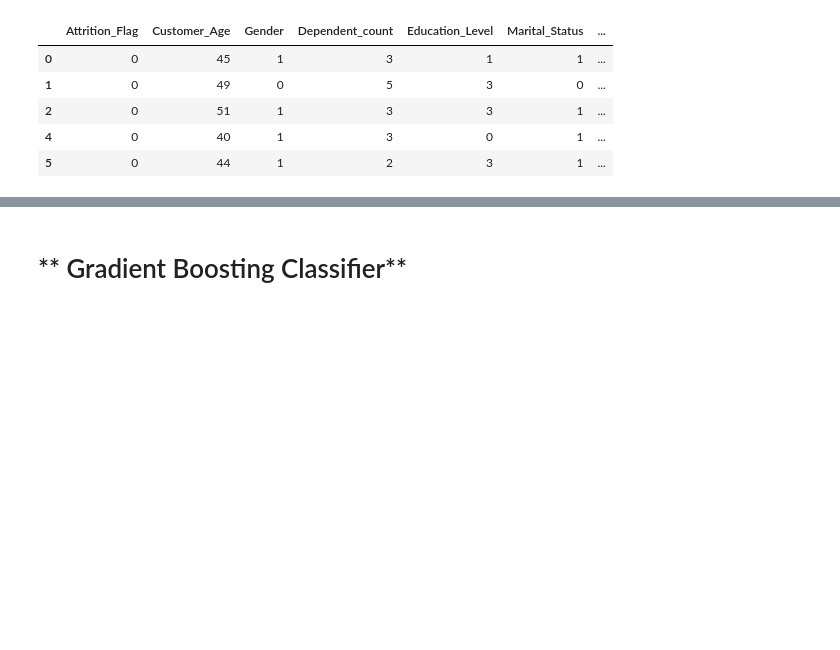
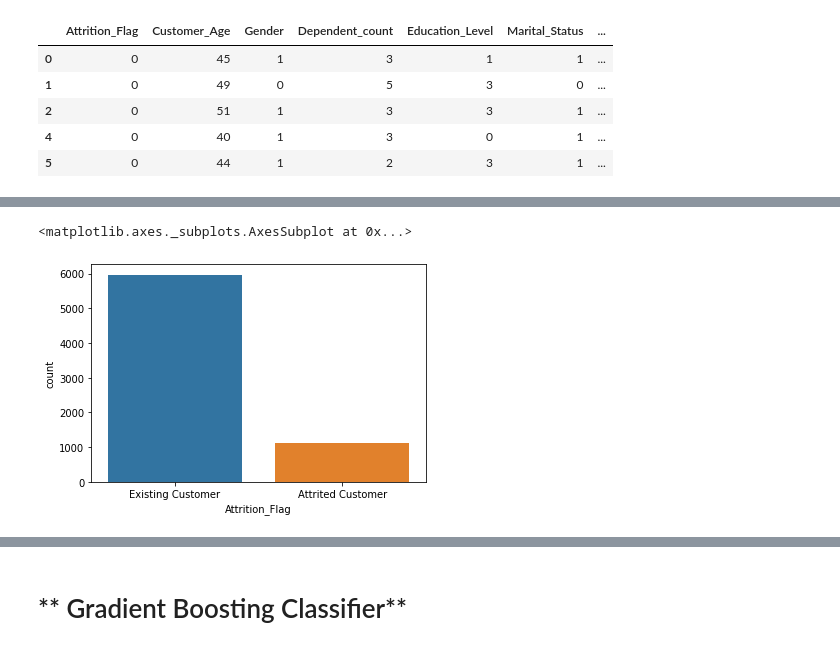
Before and after one commit to Shreya-data/Bank-Churners, a Jupyter notebook: Decision_Tree_and_Random_Forest.ipynb, the cells around one changed output, grey strips where cells are left out. Cells and saved outputs as stored; diff of their text form; code cells hidden in the pictures; blank space fills up the shorter version.

```diff
--- a/Decision_Tree_and_Random_Forest.ipynb
+++ b/Decision_Tree_and_Random_Forest.ipynb
@@ -215,0 +260,6 @@ df.head()
+# %%
+#before apply smote
+sns.countplot('Attrition_Flag', data = data)
+# %% [output]
+<matplotlib.axes._subplots.AxesSubplot at 0x...>
+[figure, added]
```
Also changed, not shown: parts of 90 cells of this notebook.
